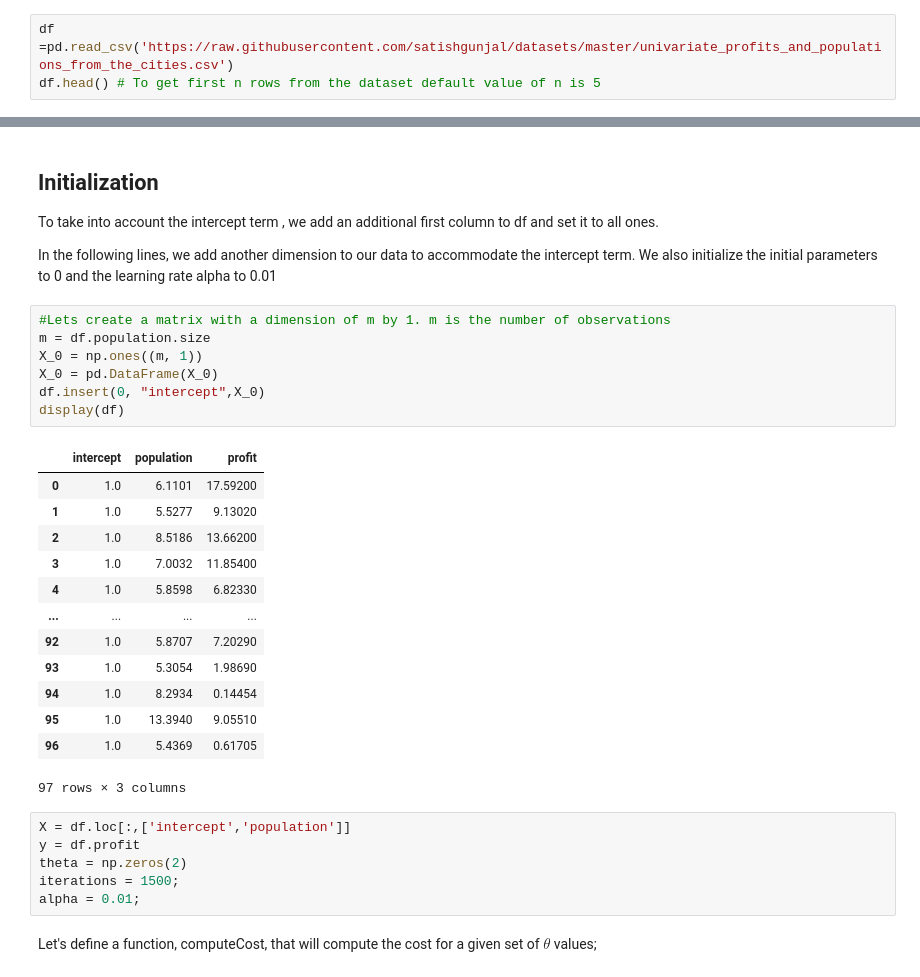
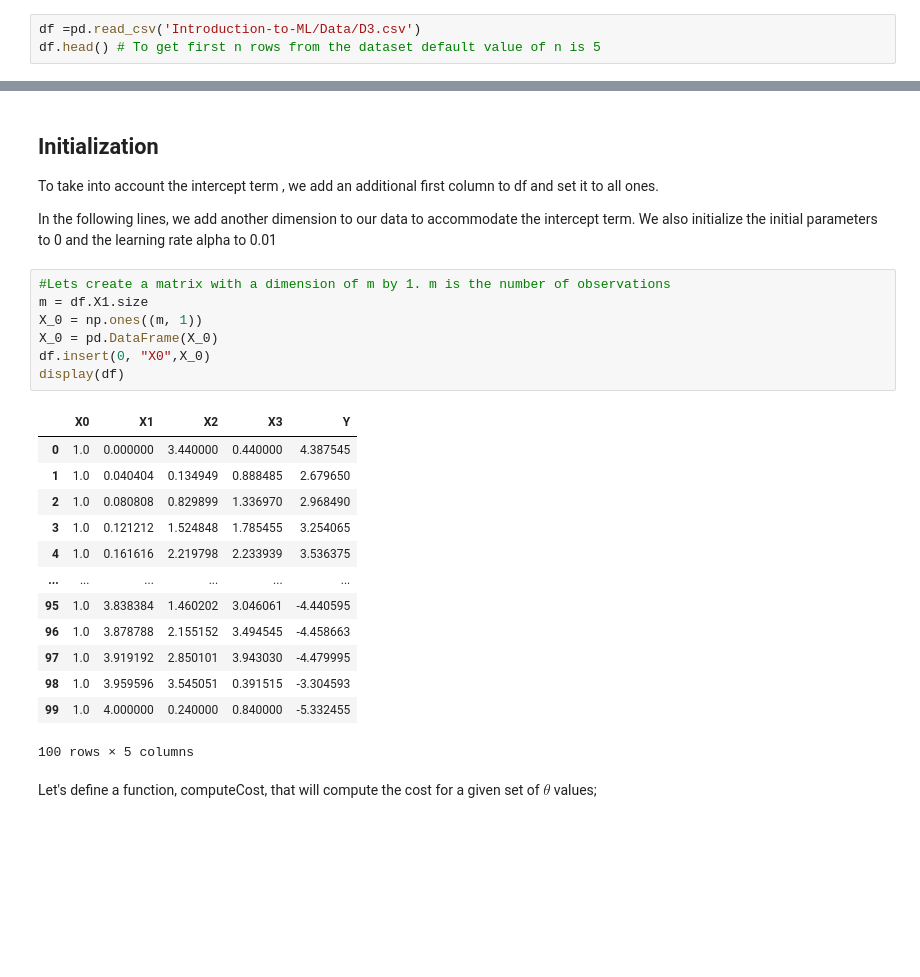
Before and after one commit to Farah-Deeba-UNCC/Introduction-to-ML, a Jupyter notebook: Notebooks/9-LinearRegression(assignment1).ipynb, the cells around one changed output, grey strips where cells are left out. Cells and saved outputs as stored; diff of their text form; blank space fills up the shorter version.

```diff
--- a/Notebooks/9-LinearRegression(assignment1).ipynb
+++ b/Notebooks/9-LinearRegression(assignment1).ipynb
@@ -15,6 +18,6 @@ Suppose you are the CEO of a restaurant franchise and are considering different
 ## Load data
  The first column is the population of a city and the second column is the profit of a food truck in that city. A negative value for profit indicates a loss. The dataset is loaded from the data file into the variables X and Y:
 # %%
-df =pd.read_csv('https://raw.githubusercontent.com/satishgunjal/datasets/master/univariate_profits_and_populations_from_the_cities.csv')
+df =pd.read_csv('Introduction-to-ML/Data/D3.csv')
 df.head() # To get first n rows from the dataset default value of n is 5
 # %% [output]
@@ -64,31 +34,25 @@ Text(0.5, 1.0, 'Scatter plot of training data')
  In the following lines, we add another dimension to our data to accommodate the  intercept term. We also initialize the initial parameters to 0 and the learning rate alpha to 0.01
 # %%
 #Lets create a matrix with a dimension of m by 1. m is the number of observations
-m = df.population.size
+m = df.X1.size
 X_0 = np.ones((m, 1))
 X_0 = pd.DataFrame(X_0)
-df.insert(0, "intercept",X_0)
+df.insert(0, "X0",X_0)
 display(df)
 # %% [output]
-|  | intercept | population | profit |
-| 0 | 1.0 | 6.1101 | 17.59200 |
-| 1 | 1.0 | 5.5277 | 9.13020 |
-| 2 | 1.0 | 8.5186 | 13.66200 |
-| 3 | 1.0 | 7.0032 | 11.85400 |
-| 4 | 1.0 | 5.8598 | 6.82330 |
-| ... | ... | ... | ... |
-| 92 | 1.0 | 5.8707 | 7.20290 |
-| 93 | 1.0 | 5.3054 | 1.98690 |
-| 94 | 1.0 | 8.2934 | 0.14454 |
-| 95 | 1.0 | 13.3940 | 9.05510 |
-| 96 | 1.0 | 5.4369 | 0.61705 |
+|  | X0 | X1 | X2 | X3 | Y |
+| 0 | 1.0 | 0.000000 | 3.440000 | 0.440000 | 4.387545 |
+| 1 | 1.0 | 0.040404 | 0.134949 | 0.888485 | 2.679650 |
+| 2 | 1.0 | 0.080808 | 0.829899 | 1.336970 | 2.968490 |
+| 3 | 1.0 | 0.121212 | 1.524848 | 1.785455 | 3.254065 |
+| 4 | 1.0 | 0.161616 | 2.219798 | 2.233939 | 3.536375 |
+| ... | ... | ... | ... | ... | ... |
+| 95 | 1.0 | 3.838384 | 1.460202 | 3.046061 | -4.440595 |
+| 96 | 1.0 | 3.878788 | 2.155152 | 3.494545 | -4.458663 |
+| 97 | 1.0 | 3.919192 | 2.850101 | 3.943030 | -4.479995 |
+| 98 | 1.0 | 3.959596 | 3.545051 | 0.391515 | -3.304593 |
+| 99 | 1.0 | 4.000000 | 0.240000 | 0.840000 | -5.332455 |
-97 rows × 3 columns
+100 rows × 5 columns
-# %%
-X = df.loc[:,['intercept','population']]
-y = df.profit
-theta = np.zeros(2)
-iterations = 1500;
-alpha = 0.01;
 # %% [markdown]
 Let's define a function, computeCost, that will compute the cost for a given set of $\theta$ values;
 # %%
```
Also changed, not shown: parts of 22 cells of this notebook.
